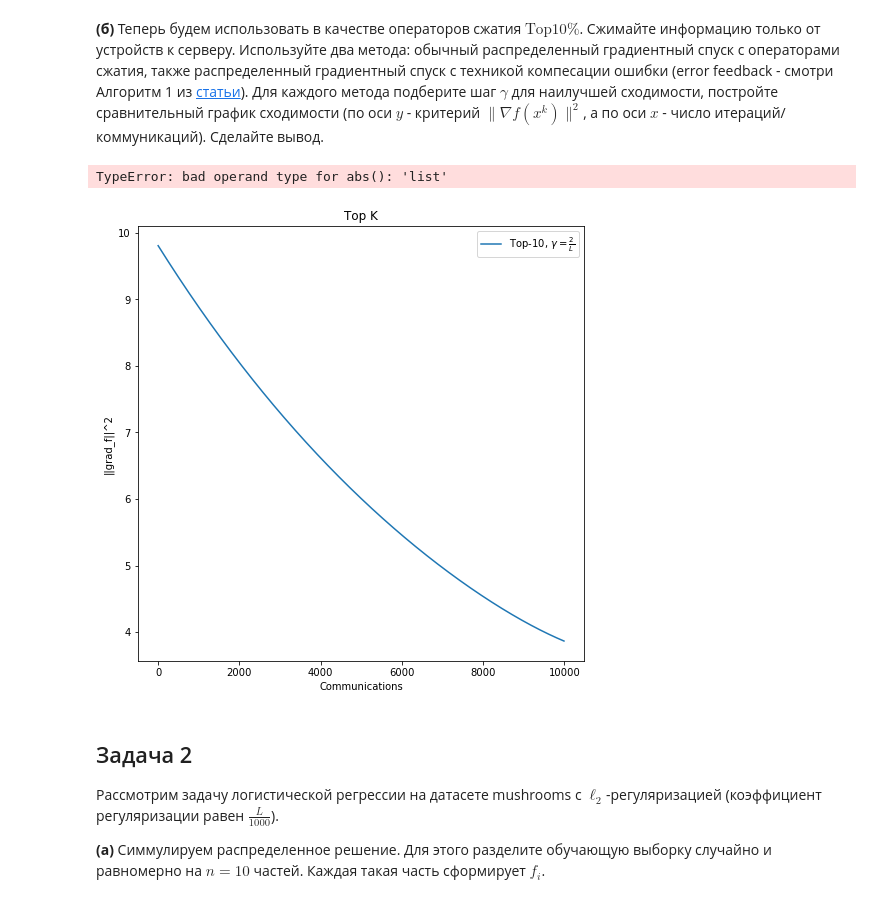
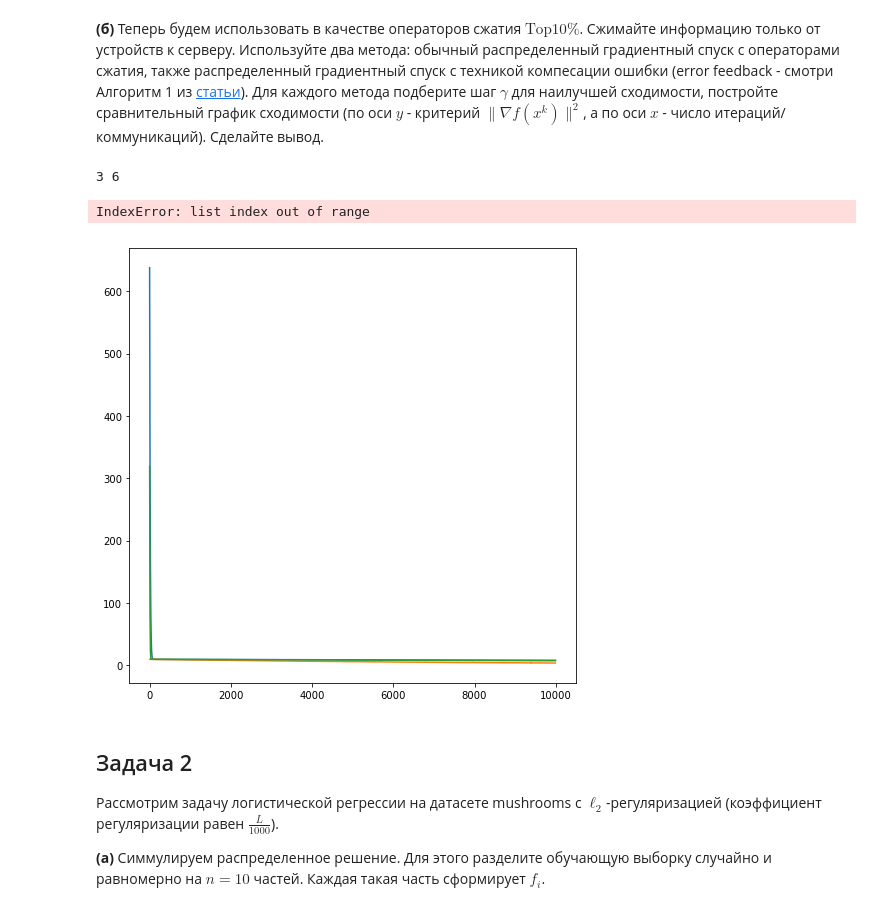
Before and after one commit to k2a07/MIPT-homeworks, a Jupyter notebook: Acharya_Kirill_Optimization_HW_7.ipynb, the cells around one changed output. Cells and saved outputs as stored; diff of their text form; code cells hidden in the pictures.

```diff
--- a/Acharya_Kirill_Optimization_HW_7.ipynb
+++ b/Acharya_Kirill_Optimization_HW_7.ipynb
@@ -53,6 +53,7 @@ def d_f_quad_grad(x, args):
 #applying our algorithms
 x, y, labels = [], [], []
 FLOAT_BYTES = 4
+n_iter = 1000
 
 compression_coeffs = [0.01, 0.05, 0.1, 0.2]
 #n_iter_list = [int(1000 / (100*n)) for n in compression_coeffs]
@@ -90,11 +85,10 @@ With the current theoretical learning rate the best result in terms of the speed
 # %% [markdown]
 __(б)__ Теперь будем использовать в качестве операторов сжатия $\text{Top}10\%$. Сжимайте информацию только от устройств к серверу. Используйте два метода: обычный распределенный градиентный спуск с операторами сжатия, также распределенный градиентный спуск с техникой компесации ошибки (error feedback - смотри Алгоритм 1 из [статьи](https://arxiv.org/abs/2002.12410)). Для каждого метода подберите шаг $\gamma$ для наилучшей сходимости, постройте сравнительный график сходимости (по оси $y$ - критерий $\| \nabla f(x^k)\|^2$, а по оси $x$ - число итераций/коммуникаций). Сделайте вывод.
 # %%
-#Basic TopK
 x, y, labels = [], [], []
 n_iter = 1000
 compression_coeff = 0.1
-top_k_param = [int(args['d'] * compression_coeff)]
+top_k_param = int(args['d'] * compression_coeff)
 
 def top_k_gd_gamma_th(k, f, grad_f, x_k, x_true, args):
         return args['c']/(args['L'])
@@ -105,24 +99,36 @@ for args['c'] in c_arr:
     n_communications = [args['n_workers'] * _ for _ in range(n_iter)]
     x.append(n_communications)
 
+    #Basic TopK
     top_k_gd_th = opt.GradientOptimizer(d_f_quad, d_f_quad_grad, x_0, criterium = '||grad_f(x_k)||',
                                         args = args, n_iter = n_iter, gamma_k = top_k_gd_gamma_th, n_workers = args['n_workers'],
                                         top_k_activate = True, top_k_param =  top_k_param)
 
     points_arr, differences_arr, times_arr = top_k_gd_th.descent()
 
-    print((differences_arr))
-
     y.append(differences_arr)
     labels.append(r"Top-10, $\gamma = \frac{%i}{L}$" % args['c'])
 
-#Error Feedback
+    #Error Feedback
+    x.append(n_communications)
+
+    ef_top_k_gd_th = opt.GradientOptimizer(d_f_quad, d_f_quad_grad, x_0, criterium = '||grad_f(x_k)||',
+                                        args = args, n_iter = n_iter, gamma_k = top_k_gd_gamma_th, n_workers = args['n_workers'],
+                                        ef_activate = True, top_k_param =  top_k_param)
+
+    points_arr, differences_arr, times_arr = ef_top_k_gd_th.descent()
+
+    y.append(differences_arr)
+    labels.append(r"EF Top-10, $\gamma = \frac{%i}{L}$" % args['c'])
-# %% [output]
-TypeError: bad operand type for abs(): 'list'
+# %%
+print(len(x), len(y))
+# %% [output]
+3 6
 # %%
-opt.plot_graphs(x, y, x_label = "Communications", lines_labels = labels, title = "Top K", logscale = False, criteria_type = "||grad_f||^2", specific_slice = [2])
+opt.plot_graphs(x, y, x_label = "Communications", lines_labels = labels, title = "Top K", logscale = False, criteria_type = "||grad_f||^2")
 # %% [output]
+IndexError: list index out of range
-[figure, old version]
+[figure, new version]
 # %% [markdown]
 ## Задача 2
 
```
Also changed, not shown: parts of 2 cells of this notebook, 1 other file.
